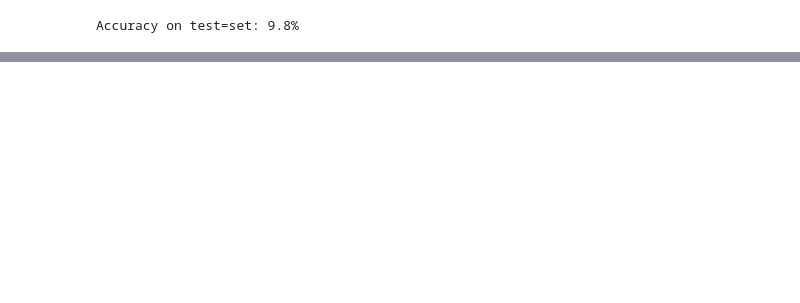
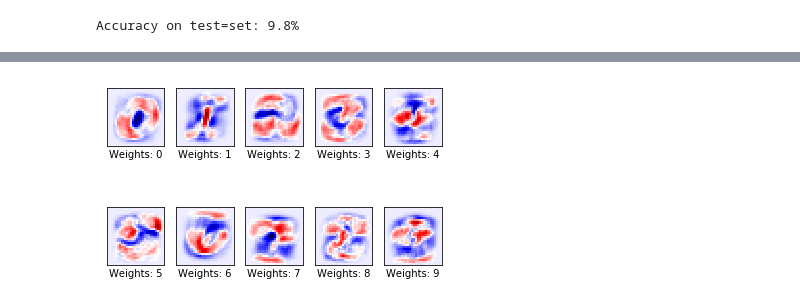
Before and after one commit to beginner1010/Deep-Learing-NLP, a Jupyter notebook: Mnist with Tensorflow.ipynb, the cells around one changed output, grey strips where cells are left out. Saved outputs shown, nothing was run; the diff lists cells and outputs as text; code cells hidden in the pictures; blank space fills up the shorter version.

```diff
--- a/Mnist with Tensorflow.ipynb
+++ b/Mnist with Tensorflow.ipynb
@@ -163 +150,25 @@ print_confusion_matrix()
 [figure]
+# %%
+def plot_weights():
+    w = session.run(weights)
+
+    w_min = np.min(w)
+    w_max = np.max(w)
+
+    fig, axes = plt.subplots(2, 5)
+    #fig.subplots_adjust(hspace = 0, wspace = 0.1)
+
+    for i, ax in enumerate(axes.flat):
+        image = w[:, i].reshape(args.img_shape)
+
+        ax.set_xlabel('Weights: {0}'.format(i))
+        ax.imshow(image, vmin = w_min, vmax = w_max, cmap = plt.cm.seismic)
+
+        ax.set_xticks([])
+        ax.set_yticks([])
+
+    plt.show()
+# %%
+plot_weights()
+# %% [output]
+[figure, added]
```
Also changed, not shown: parts of 9 cells of this notebook.
